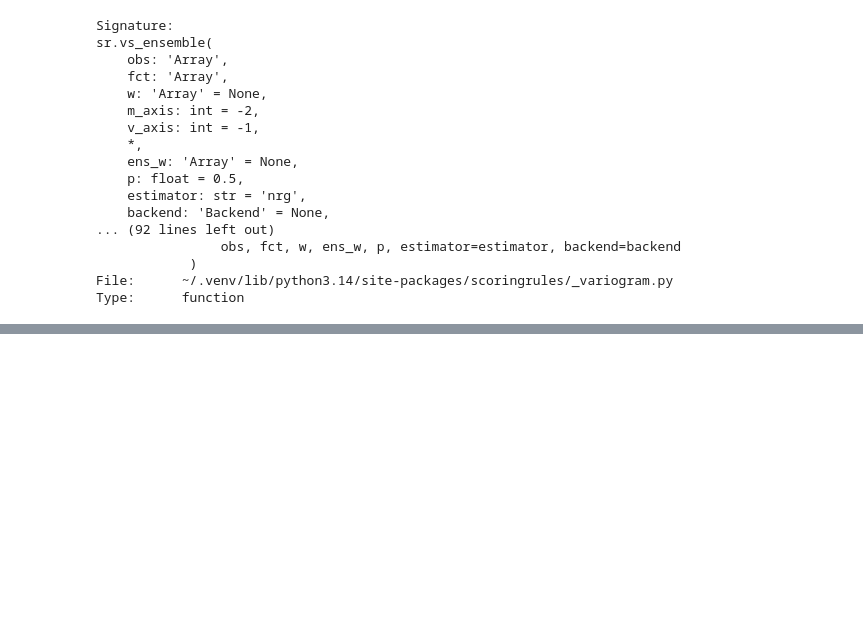
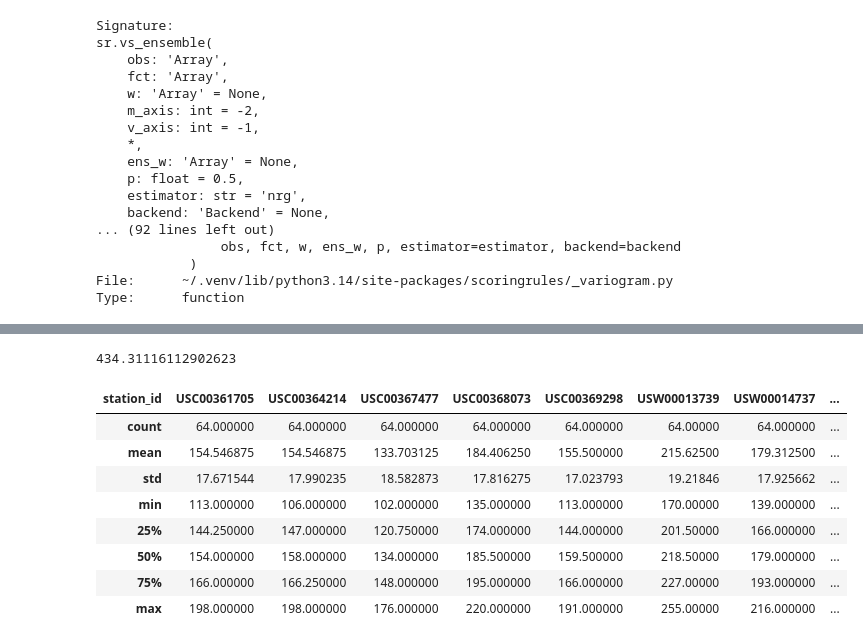
Before and after one commit to samjbaugh/reu26, a Jupyter notebook: Variogram_score_lagged.ipynb, the cells around one changed output, grey strips where cells are left out. Cells and saved outputs as stored; diff of their text form; code cells hidden in the pictures; blank space fills up the shorter version.

```diff
--- a/Variogram_score_lagged.ipynb
+++ b/Variogram_score_lagged.ipynb
@@ -216,0 +240,3 @@ Type:      function
+# %%
+pa_gs_gsl_ens_dropna = pa_gs_gsl_ens.dropna(axis=1)
+pa_gs_gsl_obs_dropna = pa_gs_gsl_obs.dropna(axis=1)
@@ -216,0 +277,16 @@ Type:      function
+# %%
+print(mean_vs_test_score)
+# %% [output]
+434.31116112902623
+# %%
+pa_gs_gsl_obs_dropna.describe()
+# %% [output]
+| station_id | USC00361705 | USC00364214 | USC00367477 | USC00368073 | USC00369298 | USW00013739 | USW00014737 | ... |
+| count | 64.000000 | 64.000000 | 64.000000 | 64.000000 | 64.000000 | 64.00000 | 64.000000 | ... |
+| mean | 154.546875 | 154.546875 | 133.703125 | 184.406250 | 155.500000 | 215.62500 | 179.312500 | ... |
+| std | 17.671544 | 17.990235 | 18.582873 | 17.816275 | 17.023793 | 19.21846 | 17.925662 | ... |
+| min | 113.000000 | 106.000000 | 102.000000 | 135.000000 | 113.000000 | 170.00000 | 139.000000 | ... |
+| 25% | 144.250000 | 147.000000 | 120.750000 | 174.000000 | 144.000000 | 201.50000 | 166.000000 | ... |
+| 50% | 154.000000 | 158.000000 | 134.000000 | 185.500000 | 159.500000 | 218.50000 | 179.000000 | ... |
+| 75% | 166.000000 | 166.250000 | 148.000000 | 195.000000 | 166.000000 | 227.00000 | 193.000000 | ... |
+| max | 198.000000 | 198.000000 | 176.000000 | 220.000000 | 191.000000 | 255.00000 | 216.000000 | ... |
```
Also changed, not shown: parts of 13 cells of this notebook, 1 other file.
